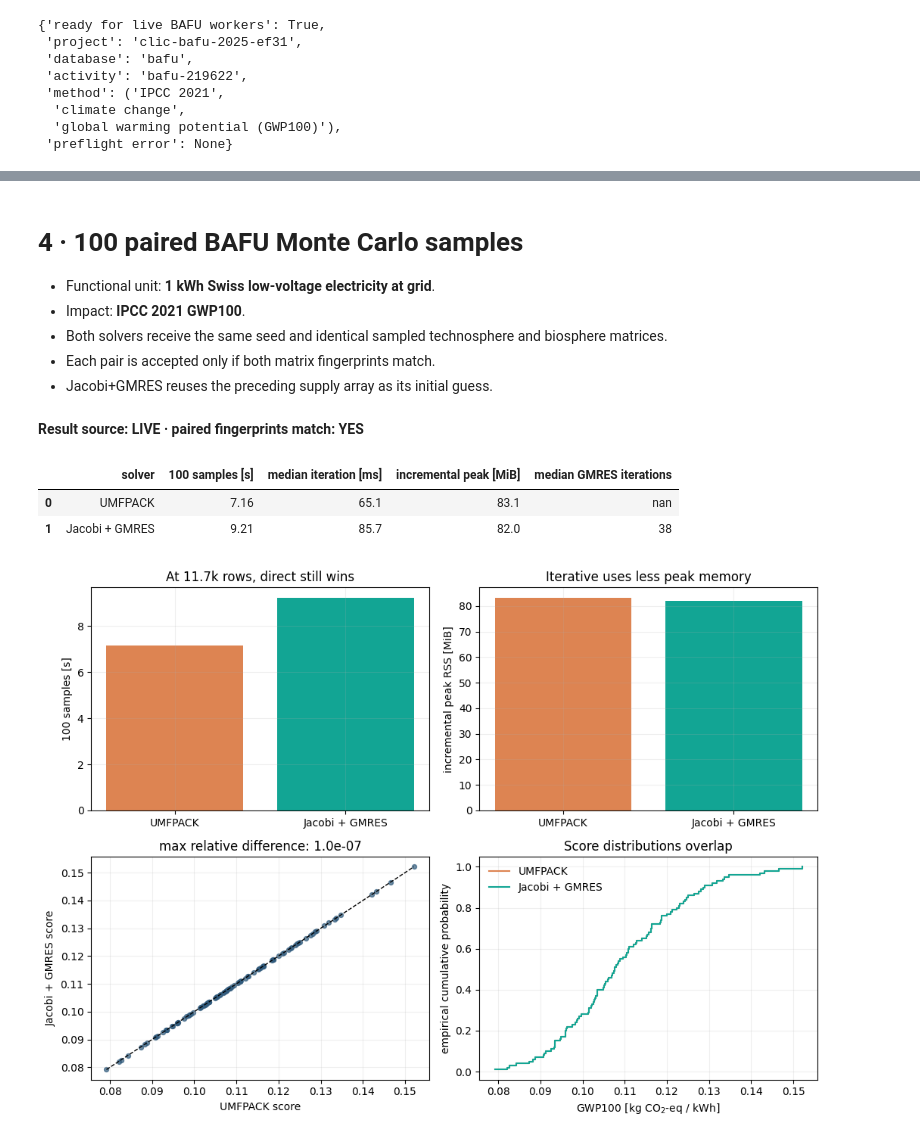
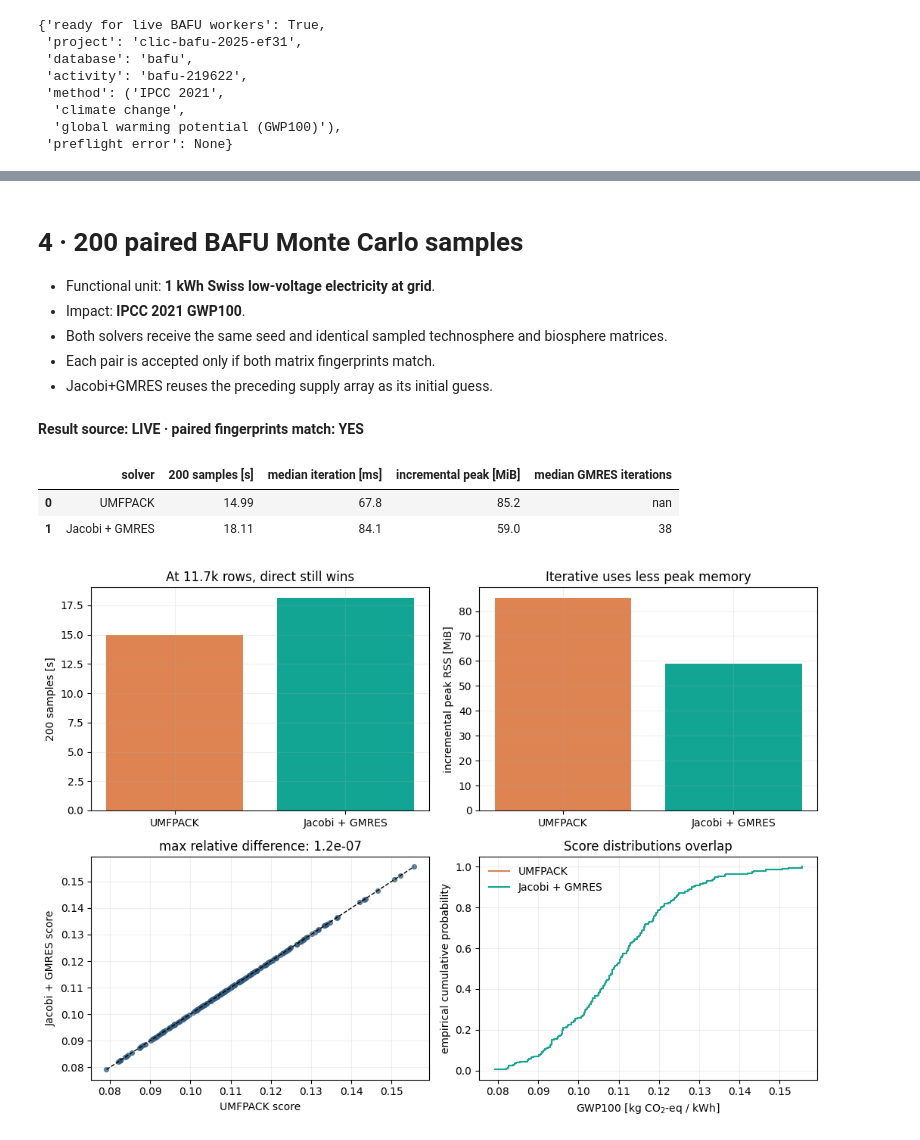
Before and after one commit to romainsacchi/jacobi, a Jupyter notebook: output/jupyter-notebook/brightcon-2026-jacobi-gmres.ipynb, the cells around one changed output, grey strips where cells are left out. Drawn from its saved outputs; the diff is of its cells as text; code cells hidden in the pictures.

Commit message:
Expand solver benchmarks for Brightcon

```diff
--- a/output/jupyter-notebook/brightcon-2026-jacobi-gmres.ipynb
+++ b/output/jupyter-notebook/brightcon-2026-jacobi-gmres.ipynb
@@ -428,5 +437,5 @@ pd.DataFrame([
 # %% [markdown]
-# 4 · 100 paired BAFU Monte Carlo samples
+# 4 · 200 paired BAFU Monte Carlo samples
 
 - Functional unit: **1 kWh Swiss low-voltage electricity at grid**.
 - Impact: **IPCC 2021 GWP100**.
@@ -438,12 +447,12 @@ from dev.compare_bafu_runs import summarize
 
 
 def monte_carlo_runs():
-    fallback_direct = ROOT / "results" / "bafu_direct_100.json"
-    fallback_iterative = ROOT / "results" / "bafu_jacobi_100.json"
+    fallback_direct = ROOT / "results" / "bafu_direct_200.json"
+    fallback_iterative = ROOT / "results" / "bafu_jacobi_200.json"
     if LIVE and BW_READY:
         try:
-            direct = run_bafu_worker("direct", 100, True, ROOT / "results" / "live_bafu_direct_100.json")
-            iterative = run_bafu_worker("jacobi-gmres", 100, True, ROOT / "results" / "live_bafu_jacobi_100.json")
+            direct = run_bafu_worker("direct", 200, True, ROOT / "results" / "live_bafu_direct_200.json")
+            iterative = run_bafu_worker("jacobi-gmres", 200, True, ROOT / "results" / "live_bafu_jacobi_200.json")
             return direct, iterative, "LIVE"
         except Exception as error:
             source = f"STORED FALLBACK ({type(error).__name__})"
@@ -459,59 +468,59 @@ display(Markdown(f"**Result source: {mc_source} · paired fingerprints match: YE
 pd.DataFrame([
     {
         "solver": "UMFPACK",
-        "100 samples [s]": mc_summary["direct"]["calculation_seconds"],
+        "200 samples [s]": mc_summary["direct"]["calculation_seconds"],
         "median iteration [ms]": mc_summary["direct"]["median_iteration_seconds_excluding_first"] * 1000,
         "incremental peak [MiB]": mc_summary["direct"]["incremental_peak_rss_bytes"] / 2**20,
         "median GMRES iterations": np.nan,
     },
     {
         "solver": "Jacobi + GMRES",
-        "100 samples [s]": mc_summary["jacobi_gmres"]["calculation_seconds"],
+        "200 samples [s]": mc_summary["jacobi_gmres"]["calculation_seconds"],
         "median iteration [ms]": mc_summary["jacobi_gmres"]["median_iteration_seconds_excluding_first"] * 1000,
         "incremental peak [MiB]": mc_summary["jacobi_gmres"]["incremental_peak_rss_bytes"] / 2**20,
         "median GMRES iterations": mc_summary["jacobi_gmres"]["median_gmres_iterations"],
     },
-]).style.format({"100 samples [s]": "{:.2f}", "median iteration [ms]": "{:.1f}", "incremental peak [MiB]": "{:.1f}", "median GMRES iterations": "{:.0f}"})
+]).style.format({"200 samples [s]": "{:.2f}", "median iteration [ms]": "{:.1f}", "incremental peak [MiB]": "{:.1f}", "median GMRES iterations": "{:.0f}"})
 # %% [output]
 **Result source: LIVE · paired fingerprints match: YES**
-|  | solver | 100 samples [s] | median iteration [ms] | incremental peak [MiB] | median GMRES iterations |
-| 0 | UMFPACK | 7.16 | 65.1 | 83.1 | nan |
-| 1 | Jacobi + GMRES | 9.21 | 85.7 | 82.0 | 38 |
+|  | solver | 200 samples [s] | median iteration [ms] | incremental peak [MiB] | median GMRES iterations |
+| 0 | UMFPACK | 14.99 | 67.8 | 85.2 | nan |
+| 1 | Jacobi + GMRES | 18.11 | 84.1 | 59.0 | 38 |
 # %%
 direct_scores = np.array([record["score"] for record in mc_direct["records"]])
 iterative_scores = np.array([record["score"] for record in mc_iterative["records"]])
 
 fig, axes = plt.subplots(2, 2, figsize=(10.5, 7.5))
 labels = ["UMFPACK", "Jacobi + GMRES"]
 axes[0, 0].bar(labels, [mc_summary["direct"]["calculation_seconds"], mc_summary["jacobi_gmres"]["calculation_seconds"]], color=["#DD8452", "#12A594"])
-axes[0, 0].set_ylabel("100 samples [s]")
+axes[0, 0].set_ylabel("200 samples [s]")
 axes[0, 0].set_title("At 11.7k rows, direct still wins")
 
 axes[0, 1].bar(labels, [mc_summary["direct"]["incremental_peak_rss_bytes"] / 2**20, mc_summary["jacobi_gmres"]["incremental_peak_rss_bytes"] / 2**20], color=["#DD8452", "#12A594"])
 axes[0, 1].set_ylabel("incremental peak RSS [MiB]")
 axes[0, 1].set_title("Iterative uses less peak memory")
 
 limits = [min(direct_scores.min(), iterative_scores.min()), max(direct_scores.max(), iterative_scores.max())]
 axes[1, 0].scatter(direct_scores, iterative_scores, s=18, alpha=0.7, color="#315B7D")
 axes[1, 0].plot(limits, limits, "--", color="black", linewidth=1)
 axes[1, 0].set_xlabel("UMFPACK score")
 axes[1, 0].set_ylabel("Jacobi + GMRES score")
 axes[1, 0].set_title(f"max relative difference: {mc_summary['score_agreement']['maximum_relative_difference']:.1e}")
 
 for values, label, color in ((direct_scores, "UMFPACK", "#DD8452"), (iterative_scores, "Jacobi + GMRES", "#12A594")):
     ordered = np.sort(values)
     axes[1, 1].step(ordered, np.arange(1, len(ordered) + 1) / len(ordered), where="post", label=label, color=color)
 axes[1, 1].set_xlabel("GWP100 [kg CO$_2$-eq / kWh]")
 axes[1, 1].set_ylabel("empirical cumulative probability")
 axes[1, 1].set_title("Score distributions overlap")
 axes[1, 1].legend(frameon=False)
 
 for axis in axes.ravel():
     axis.grid(alpha=0.2)
 fig.tight_layout()
 plt.show()
 # %% [output]
-[figure, old version]
+[figure, new version]
 # %% [markdown]
 # Takeaways
 
```
Also changed, not shown: parts of 12 cells of this notebook, 11 other files.
